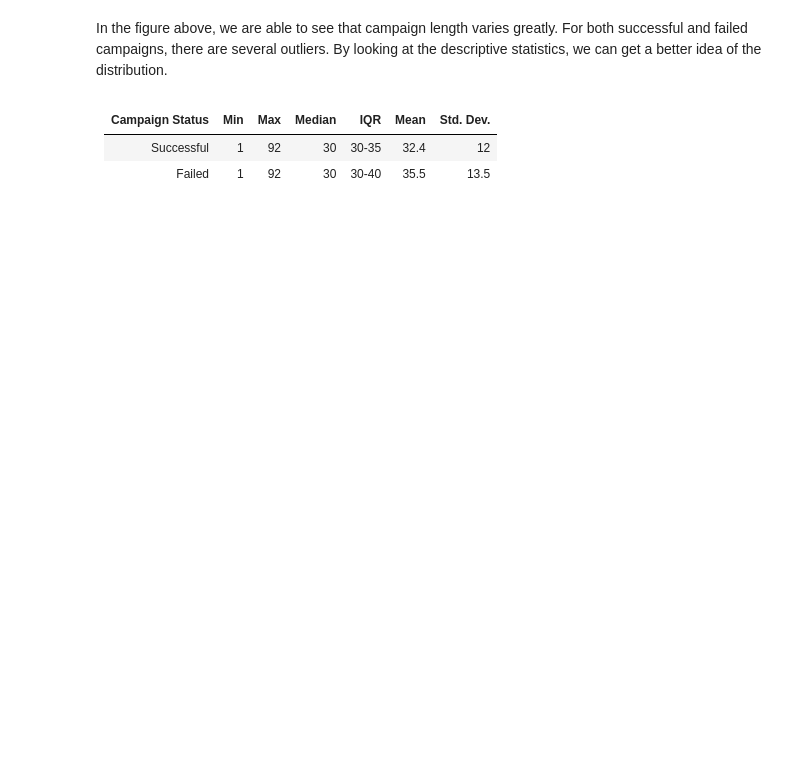
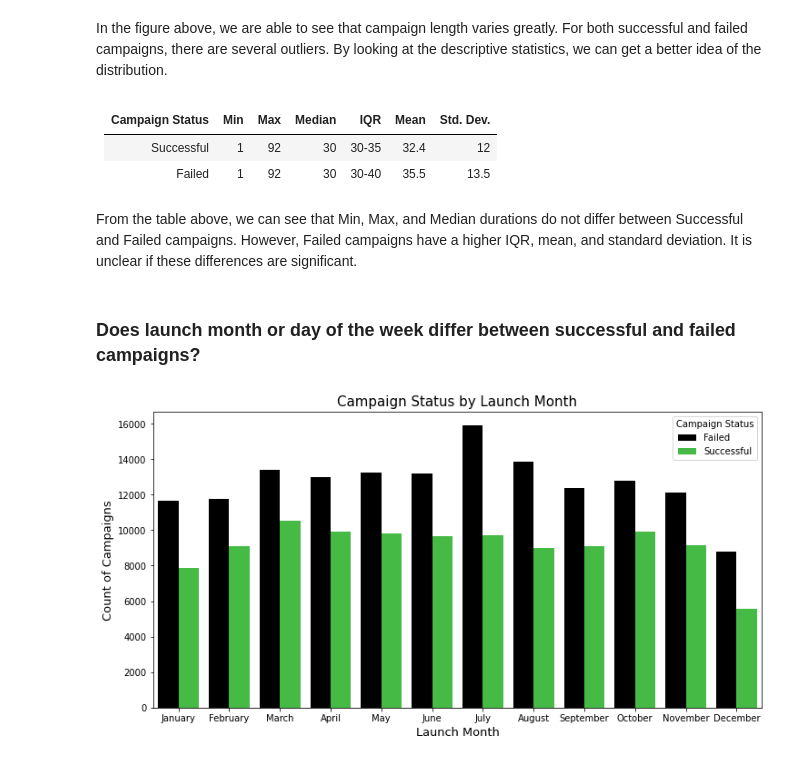
Before and after one commit to jlu90/Success_On_Kickstarter, a Jupyter notebook: code/Kickstarter_Project.ipynb, the cells around one changed output. Cells and saved outputs as stored; diff of their text form; code cells hidden in the pictures; blank space fills up the shorter version.

Commit message:
eda launch time

```diff
--- a/code/Kickstarter_Project.ipynb
+++ b/code/Kickstarter_Project.ipynb
@@ -255,0 +257,35 @@ From the table above, we can see that Min and Max duration do not
+# %% [markdown]
+From the table above, we can see that Min, Max, and Median durations do not differ between Successful and Failed campaigns. However, Failed campaigns have a higher IQR, mean, and standard deviation. It is unclear if these differences are significant.
+# %% [markdown]
+### Does launch month or day of the week differ between successful and failed campaigns?
+# %%
+mmap = {1: 'January',
+       2: 'February',
+       3: 'March',
+       4: 'April',
+       5: 'May',
+       6: 'June',
+       7: 'July',
+       8: 'August',
+       9: 'September',
+       10: 'October',
+       11: 'November',
+       12: 'December'}
+df['month'] = df['launched'].dt.month.map(mmap)
+# %%
+dmap = {0:'Monday',1:'Tuesday',2:'Wednesday',3:'Thursday',4:'Friday',5:'Saturday',6:'Sunday'}
+df['day_of_week'] = df['launched'].dt.dayofweek.map(dmap)
+# %%
+
+df['year']=df['launched'].dt.year
+# %%
+plt.figure(figsize = (12,6))
+sns.countplot(df['month'],
+              hue = df['Campaign Status'],
+              palette = ['black', 'limegreen'],
+              order = ['January', 'February', 'March', 'April', 'May', 'June', 'July', 'August', 'September', 'October', 'November', 'December'])
+plt.title('Campaign Status by Launch Month', fontdict = {'fontsize':15})
+plt.xlabel('Launch Month', fontdict = {'fontsize':13})
+plt.ylabel('Count of Campaigns', fontdict = {'fontsize':13});
+# %% [output]
+[figure, added]
```
Also changed, not shown: parts of 6 cells of this notebook.
